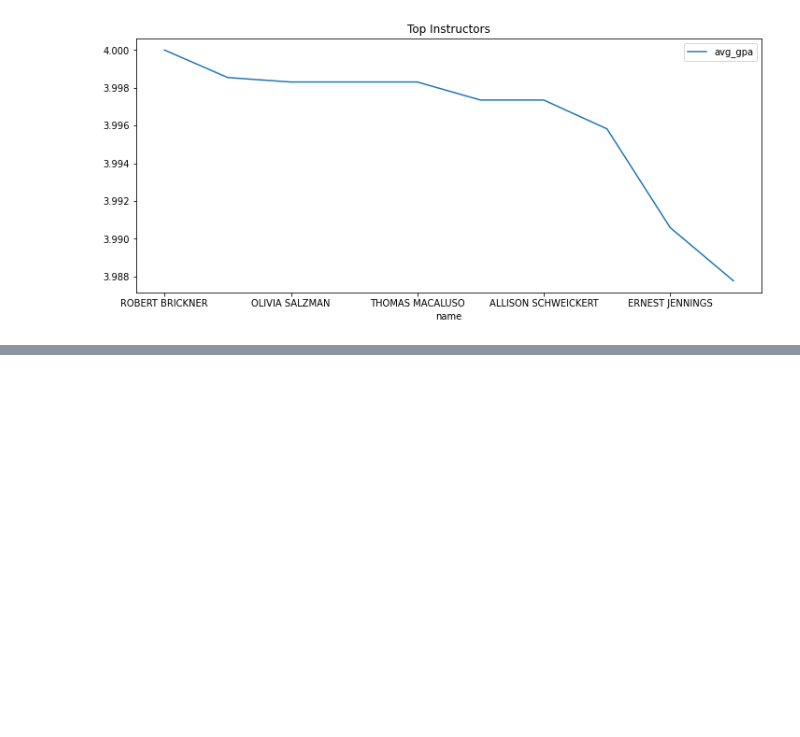
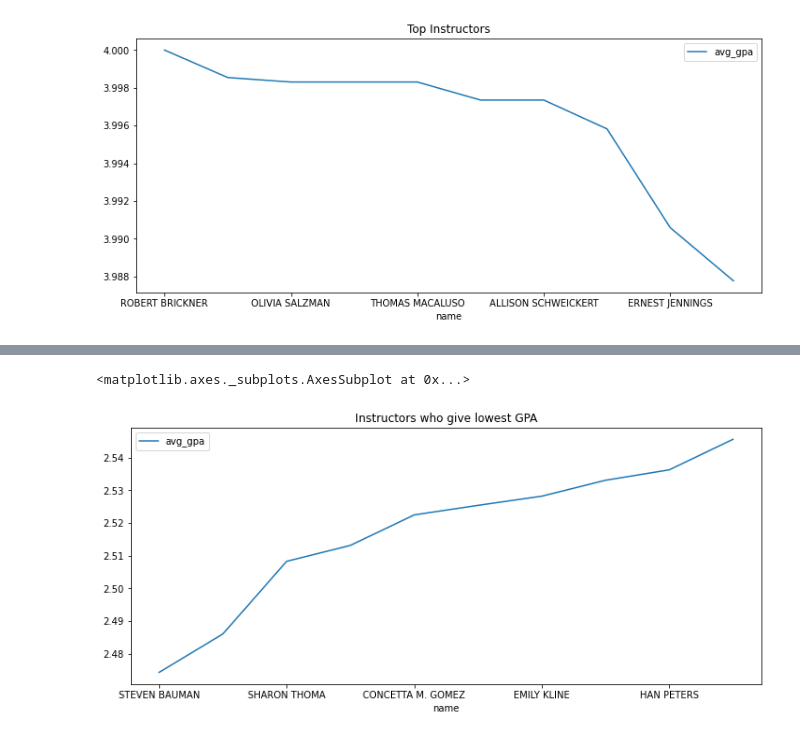
Before and after one commit to crypticrk/UW-Madsion-Dataset-Analysis, a Jupyter notebook: UW Madison Dataset Analyis.ipynb, the cells around one changed output, grey strips where cells are left out. Saved outputs shown, nothing was run; the diff lists cells and outputs as text; code cells hidden in the pictures; blank space fills up the shorter version.

```diff
--- a/UW Madison Dataset Analyis.ipynb
+++ b/UW Madison Dataset Analyis.ipynb
@@ -827,0 +843,18 @@ top_instructors.plot(x='name',y=['avg_gpa'],figsize=(12,5),title='Top Instructor
+# %%
+lowest_gpa_instructors = pd.read_sql(""" SELECT id, name,
+  SUM(gpas.gpa * gpas.num_grades) / SUM(gpas.num_grades) AS avg_gpa,
+  AVG(gpas.num_grades) AS avg_num_grades,
+  SUM(gpas.num_grades) AS total_num_grades
+
+  FROM instructors i
+  INNER JOIN teachings t ON i.id = t.instructor_id
+  INNER JOIN sections s ON s.uuid = t.section_uuid
+  INNER JOIN section_gpas gpas ON gpas.course_offering_uuid = s.course_offering_uuid AND gpas.section_number = s.number
+
+  GROUP BY i.id
+  HAVING AVG(gpas.num_grades) >= 50
+  AND SUM(gpas.num_grades) >= 300
+  ORDER BY avg_gpa
+  LIMIT 10
+""", conn)
+lowest_gpa_instructors
@@ -827,0 +873,5 @@ top_instructors.plot(x='name',y=['avg_gpa'],figsize=(12,5),title='Top Instructor
+# %%
+lowest_gpa_instructors.plot(x='name',y=['avg_gpa'],figsize=(12,5),title='Instructors who give lowest GPA')
+# %% [output]
+<matplotlib.axes._subplots.AxesSubplot at 0x...>
+[figure, added]
```
Also changed, not shown: parts of 3 cells of this notebook.
